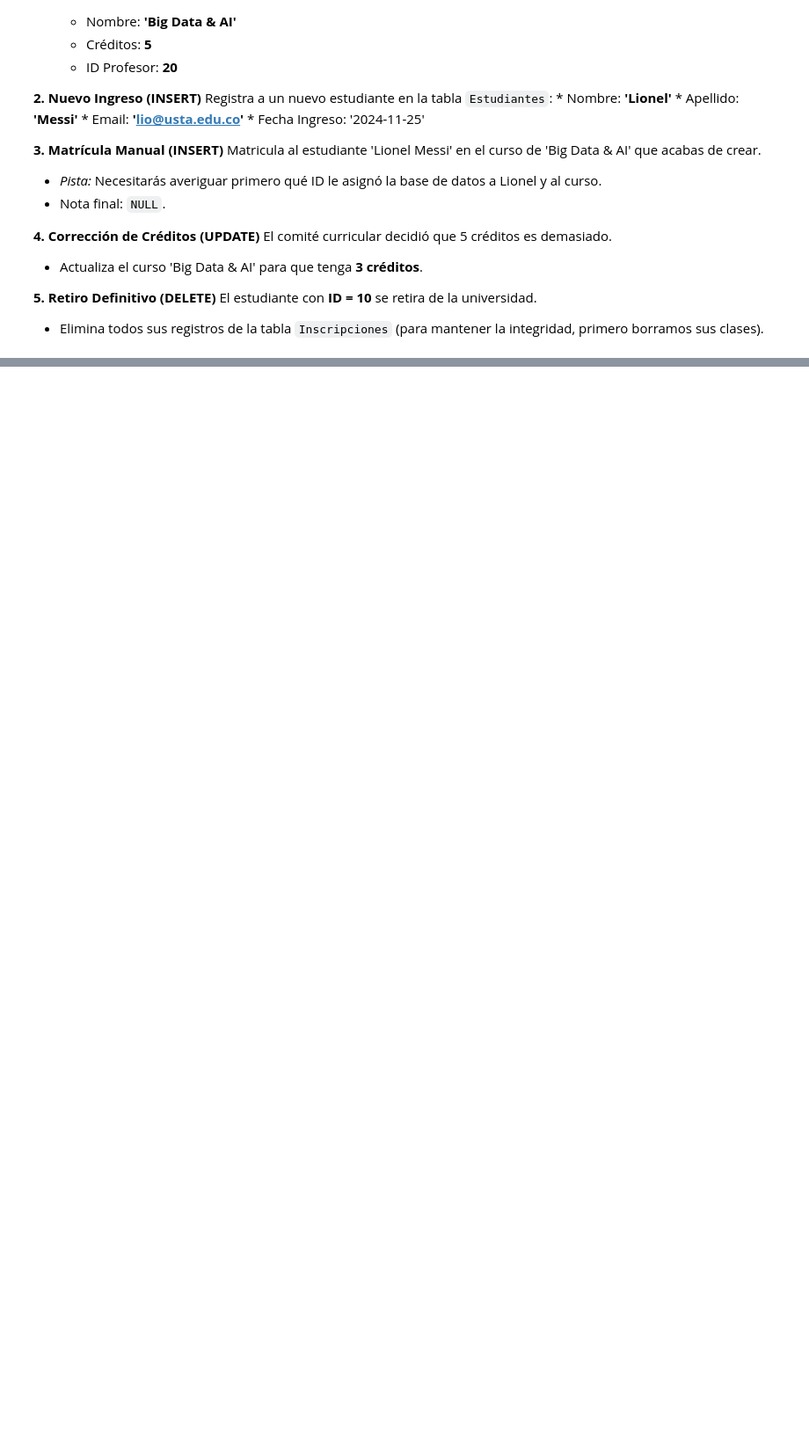
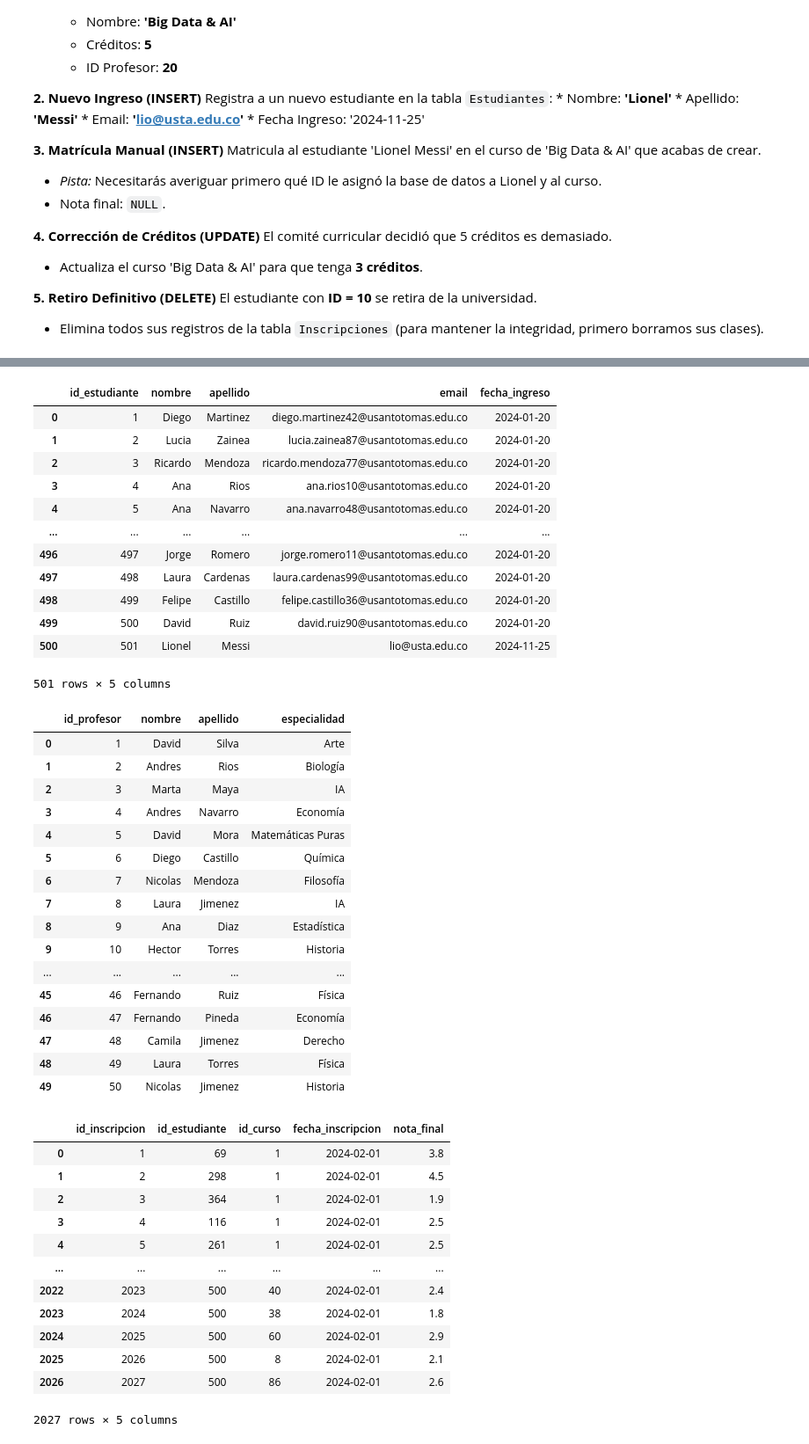
Before and after one commit to shadowmetroid16397-hue/Universidades, a Jupyter notebook: Examen.ipynb, the cells around one changed output, grey strips where cells are left out. Shown at 88% size. Cells and saved outputs as stored; diff of their text form; code cells hidden in the pictures; blank space fills up the shorter version.

```diff
--- a/Examen.ipynb
+++ b/Examen.ipynb
@@ -16,7 +16,7 @@ import sqlite3
 import pandas as pd
 import os
 
-db_filename = '../Datos/universidad.db'
+db_filename = 'C:/Users/Sonia/Universidades/Datos/universidad.db'
 
 if not os.path.exists(db_filename):
     print(f"⚠️ ERROR: No encuentro '{db_filename}'. Súbelo a esta carpeta.")
@@ -65,0 +59,15 @@ El estudiante con **ID = 10** se retira de la universidad.
+# %%
+def ejecutar_sql(query, conexion=conn):
+  """
+  Toma una consulta SQL, la ejecuta y devuelve el resultado
+  en una tabla de pandas para una visualización clara.
+  """
+  df = pd.read_sql_query(query, conexion)
+  # Usamos display() porque en Colab presenta las tablas de forma más elegante.
+  display(df)
+
+ejecutar_sql("Select * FROM Cursos")
+ejecutar_sql("Select * FROM Estudiantes")
+ejecutar_sql("Select * FROM Profesores")
+ejecutar_sql("Select * FROM Inscripciones")
+# %% [output]
@@ -65,0 +87,43 @@ El estudiante con **ID = 10** se retira de la universidad.
+|  | id_estudiante | nombre | apellido | email | fecha_ingreso |
+| 0 | 1 | Diego | Martinez | diego.martinez42@usantotomas.edu.co | 2024-01-20 |
+| 1 | 2 | Lucia | Zainea | lucia.zainea87@usantotomas.edu.co | 2024-01-20 |
+| 2 | 3 | Ricardo | Mendoza | ricardo.mendoza77@usantotomas.edu.co | 2024-01-20 |
+| 3 | 4 | Ana | Rios | ana.rios10@usantotomas.edu.co | 2024-01-20 |
+| 4 | 5 | Ana | Navarro | ana.navarro48@usantotomas.edu.co | 2024-01-20 |
+| ... | ... | ... | ... | ... | ... |
+| 496 | 497 | Jorge | Romero | jorge.romero11@usantotomas.edu.co | 2024-01-20 |
+| 497 | 498 | Laura | Cardenas | laura.cardenas99@usantotomas.edu.co | 2024-01-20 |
+| 498 | 499 | Felipe | Castillo | felipe.castillo36@usantotomas.edu.co | 2024-01-20 |
+| 499 | 500 | David | Ruiz | david.ruiz90@usantotomas.edu.co | 2024-01-20 |
+| 500 | 501 | Lionel | Messi | lio@usta.edu.co | 2024-11-25 |
+501 rows × 5 columns
+|  | id_profesor | nombre | apellido | especialidad |
+| 0 | 1 | David | Silva | Arte |
+| 1 | 2 | Andres | Rios | Biología |
+| 2 | 3 | Marta | Maya | IA |
+| 3 | 4 | Andres | Navarro | Economía |
+| 4 | 5 | David | Mora | Matemáticas Puras |
+| 5 | 6 | Diego | Castillo | Química |
+| 6 | 7 | Nicolas | Mendoza | Filosofía |
+| 7 | 8 | Laura | Jimenez | IA |
+| 8 | 9 | Ana | Diaz | Estadística |
+| 9 | 10 | Hector | Torres | Historia |
+| ... | ... | ... | ... | ... |
+| 45 | 46 | Fernando | Ruiz | Física |
+| 46 | 47 | Fernando | Pineda | Economía |
+| 47 | 48 | Camila | Jimenez | Derecho |
+| 48 | 49 | Laura | Torres | Física |
+| 49 | 50 | Nicolas | Jimenez | Historia |
+|  | id_inscripcion | id_estudiante | id_curso | fecha_inscripcion | nota_final |
+| 0 | 1 | 69 | 1 | 2024-02-01 | 3.8 |
+| 1 | 2 | 298 | 1 | 2024-02-01 | 4.5 |
+| 2 | 3 | 364 | 1 | 2024-02-01 | 1.9 |
+| 3 | 4 | 116 | 1 | 2024-02-01 | 2.5 |
+| 4 | 5 | 261 | 1 | 2024-02-01 | 2.5 |
+| ... | ... | ... | ... | ... | ... |
+| 2022 | 2023 | 500 | 40 | 2024-02-01 | 2.4 |
+| 2023 | 2024 | 500 | 38 | 2024-02-01 | 1.8 |
+| 2024 | 2025 | 500 | 60 | 2024-02-01 | 2.9 |
+| 2025 | 2026 | 500 | 8 | 2024-02-01 | 2.1 |
+| 2026 | 2027 | 500 | 86 | 2024-02-01 | 2.6 |
+2027 rows × 5 columns
```
Also changed, not shown: parts of 8 cells of this notebook, 2 other files.
